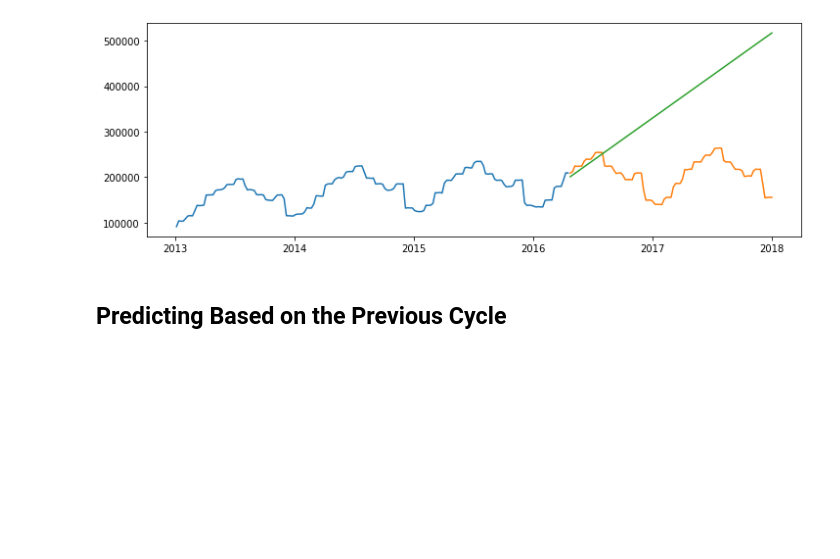
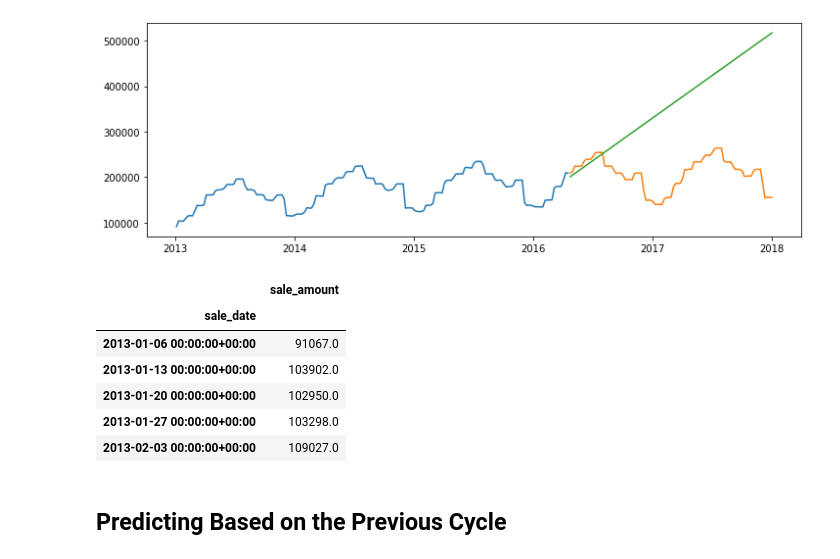
Before and after one commit to Johndsalas/ds-methodologies-exercises, a Jupyter notebook: time_series/modeling_new.ipynb, the cells around one changed output. Cells and saved outputs as stored; diff of their text form; code cells hidden in the pictures; blank space fills up the shorter version.

```diff
--- a/time_series/modeling_new.ipynb
+++ b/time_series/modeling_new.ipynb
@@ -165,6 +165,16 @@ plt.plot(yhat['y'])
 plt.show()
 # %% [output]
 [figure]
+# %%
+train.head()
+# %% [output]
+|  | sale_amount |
+| sale_date |  |
+| 2013-01-06 00:00:00+00:00 | 91067.0 |
+| 2013-01-13 00:00:00+00:00 | 103902.0 |
+| 2013-01-20 00:00:00+00:00 | 102950.0 |
+| 2013-01-27 00:00:00+00:00 | 103298.0 |
+| 2013-02-03 00:00:00+00:00 | 109027.0 |
 # %% [markdown]
 ## Predicting Based on the Previous Cycle
 # %%
```
Also changed, not shown: parts of 4 cells of this notebook, 3 other files.
